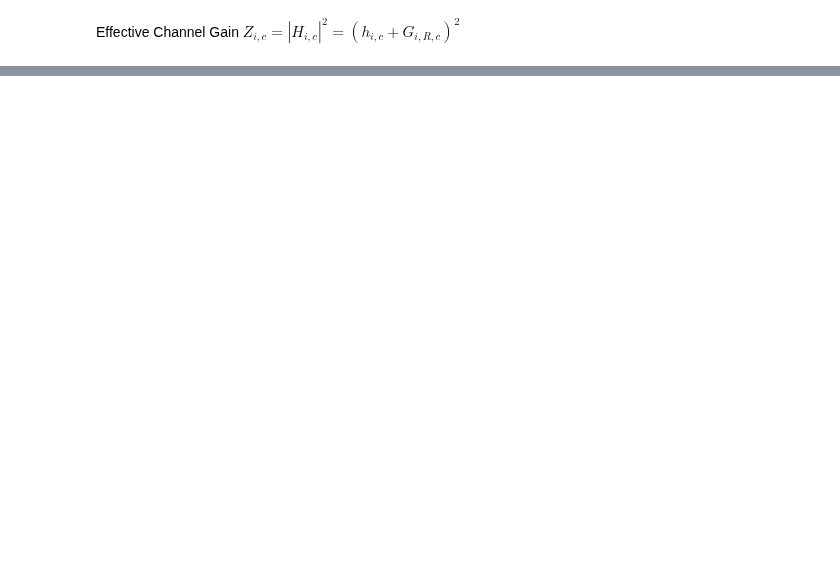
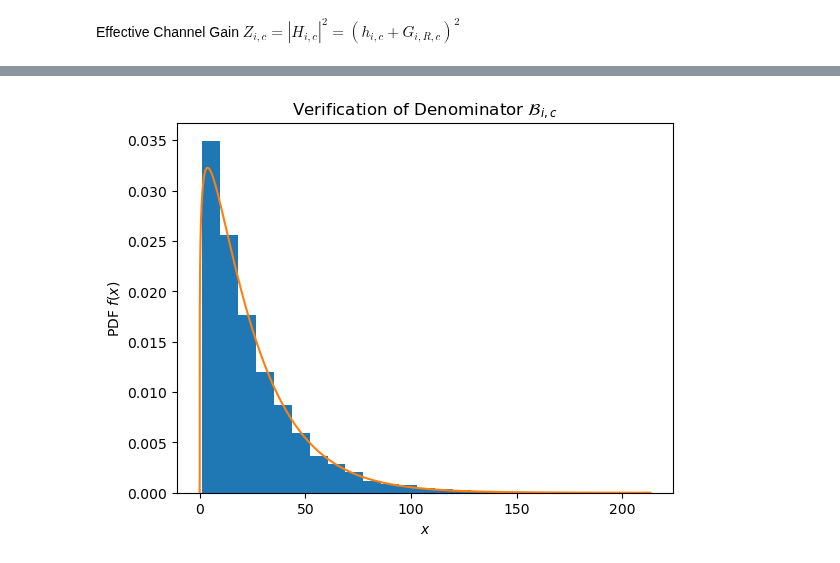
Before and after one commit to muhd-umer/comyx, a Jupyter notebook: research/statistical_analysis/statistics.ipynb, the cells around one changed output, grey strips where cells are left out. Saved outputs shown, nothing was run; the diff lists cells and outputs as text; code cells hidden in the pictures; blank space fills up the shorter version.

```diff
--- a/research/statistical_analysis/statistics.ipynb
+++ b/research/statistical_analysis/statistics.ipynb
@@ -253,0 +323,3 @@ plt.show()
+# %%
+simulation_W_icf = (zeta_ic * rho * effective**2) + (rho * h_ic_prime**2)
+simulation_B_icf = simulation_W_icf + 1
@@ -253,0 +332,16 @@ plt.show()
+# %%
+def fun_mu_h_ic_sqr_interf(p, m_ic, omega_ic):
+    return (gamma(m_ic + p) / gamma(m_ic)) * (m_ic / omega_ic) ** (-p)
+# %%
+mu_W_icf = (
+    rho * fun_mu_h_ic_sqr_interf(1, m_ic, omega_ic_prime) + zeta_ic * rho * mu_Z_ic
+)  # 1st moment of W_ic
+
+mu_W_icf_2 = rho**2 * (
+    zeta_ic
+    * ((2 * fun_mu_h_ic_sqr_interf(1, m_ic, omega_ic_prime) * mu_Z_ic) + zeta_ic * mu_Z_ic_2)
+    + fun_mu_h_ic_sqr_interf(2, m_ic, omega_ic_prime)
+)  # 2nd moment of W_ic
+
+k_W_icf = mu_W_icf**2 / (mu_W_icf_2 - mu_W_icf**2)  # Shape parameter of W_ic
+theta_W_icf = (mu_W_icf_2 - mu_W_icf**2) / mu_W_icf  # Scale parameter of W_ic
@@ -253,0 +361,21 @@ plt.show()
+# %%
+mu_B_icf = k_W_icf * theta_W_icf + 1  # 1st moment of B_ic
+mu_B_icf_2 = (
+    1 + (k_W_icf**2 + theta_W_icf**2) + (k_W_icf * theta_W_icf) * (2 + theta_W_icf)
+)
+
+k_B_icf = mu_B_icf**2 / (mu_B_icf_2 - mu_B_icf**2)  # Shape parameter of B_ic
+theta_B_icf = (mu_B_icf_2 - mu_B_icf**2) / mu_B_icf  # Scale parameter of B_ic
+# %%
+x = np.linspace(0, np.max(simulation_B_icf), N)
+plt.hist(simulation_B_icf, bins=25, density=True)
+plt.plot(
+    x,
+    sp.stats.gamma.pdf(x, k_B_icf, scale=theta_B_icf),
+)
+plt.title(r"Verification of Denominator $\mathcal{B}_{i,c}$")
+plt.xlabel(r"$x$")
+plt.ylabel(r"PDF $f(x)$")
+plt.show()
+# %% [output]
+[figure, added]
```
Also changed, not shown: parts of 37 cells of this notebook, 1 other file.
